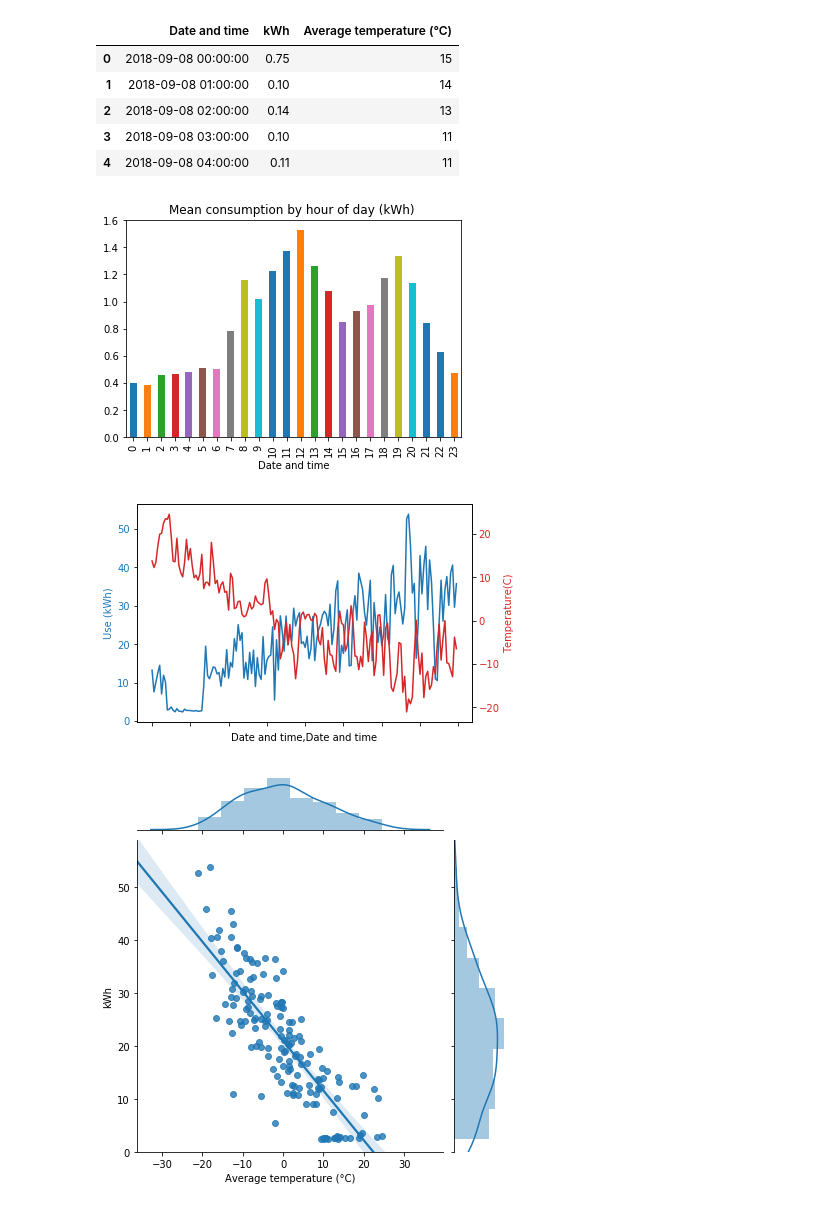
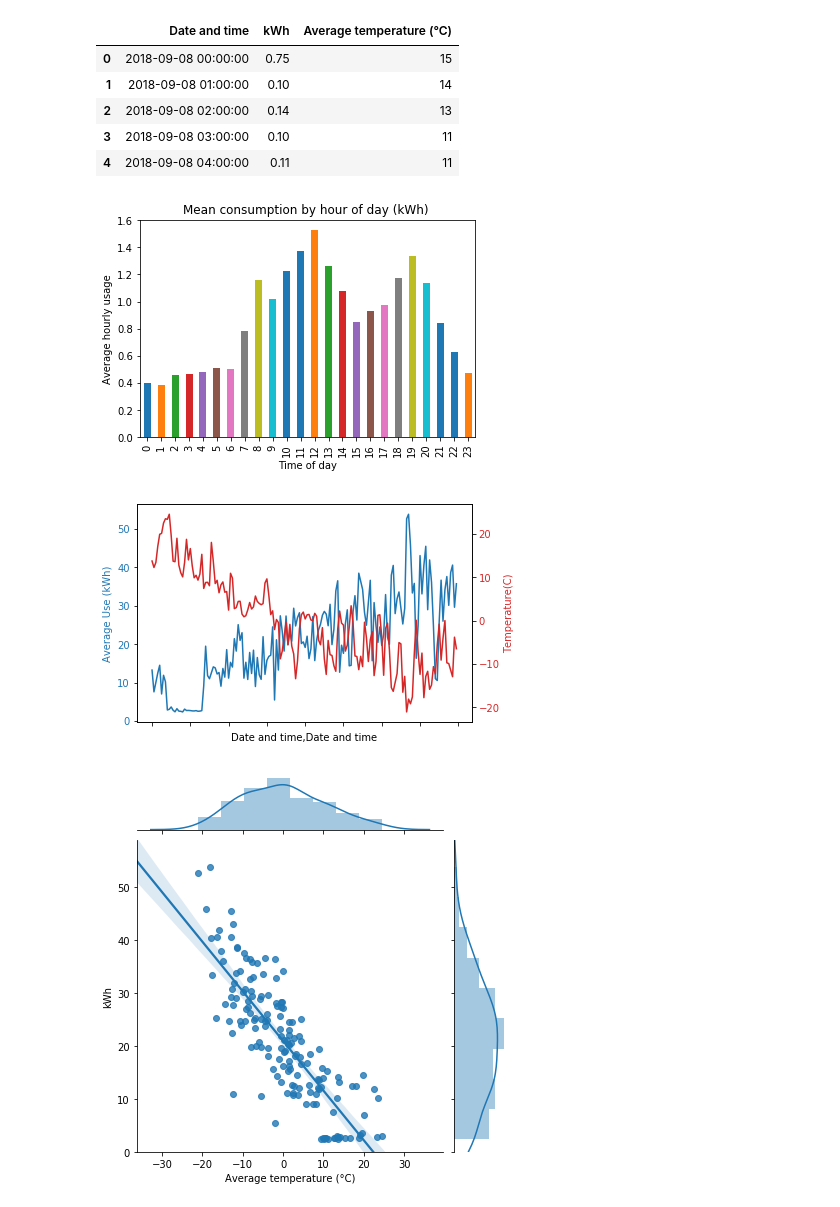
Before and after one commit to simonr0204/hydro, a Jupyter notebook: hydro.ipynb, the cells around one changed output. Cells and saved outputs as stored; diff of their text form; code cells hidden in the pictures.

Commit message:
axis labels

```diff
--- a/hydro.ipynb
+++ b/hydro.ipynb
@@ -34,24 +34,25 @@ Loaded hourly data from 2018-09-08 to 2019-02-14 (3840 hours)
 # %%
 #A look at an average day:
 means = data.groupby(data['Date and time'].apply(lambda d : d.hour)).mean()['kWh']
 means.plot(kind='bar', title='Mean consumption by hour of day (kWh) ');
+plt.xlabel('Time of day')
+plt.ylabel('Average hourly usage');
 # %% [output]
-[figure, old version]
+[figure, new version]
 # %%
 #A look at how the use and temperature evolve over the year:
 
 fig, ax1 = plt.subplots()
-ax1.set_xlabel('Day')
-ax1.set_ylabel('Use (kWh)', color='tab:blue')
+ax1.set_ylabel('Average Use (kWh)', color='tab:blue')
 data.groupby(by=[data['Date and time'].apply(lambda d: d.year), data['Date and time'].apply(lambda d: d.dayofyear)]).sum()['kWh'].plot(ax=ax1, color='tab:blue')
 ax1.tick_params(axis='y', labelcolor='tab:blue')
 
 ax2 = ax1.twinx()  # instantiate a second axes that shares the same x-axis
 ax2.set_ylabel('Temperature(C)', color='tab:red')  # we already handled the x-label with ax1
 data.groupby(by=[data['Date and time'].apply(lambda d: d.year), data['Date and time'].apply(lambda d: d.dayofyear)]).mean()['Average temperature (°C)'].plot(ax=ax2, color='tab:red')
-ax2.tick_params(axis='y', labelcolor='tab:red')
+ax2.tick_params(axis='y', labelcolor='tab:red');
 # %% [output]
-[figure, old version]
+[figure, new version]
 # %%
 #Investigating the correlation between temperature and electricity consumption
 grouped = data.groupby(data['Date and time'].apply(lambda d: d.dayofyear))
```
